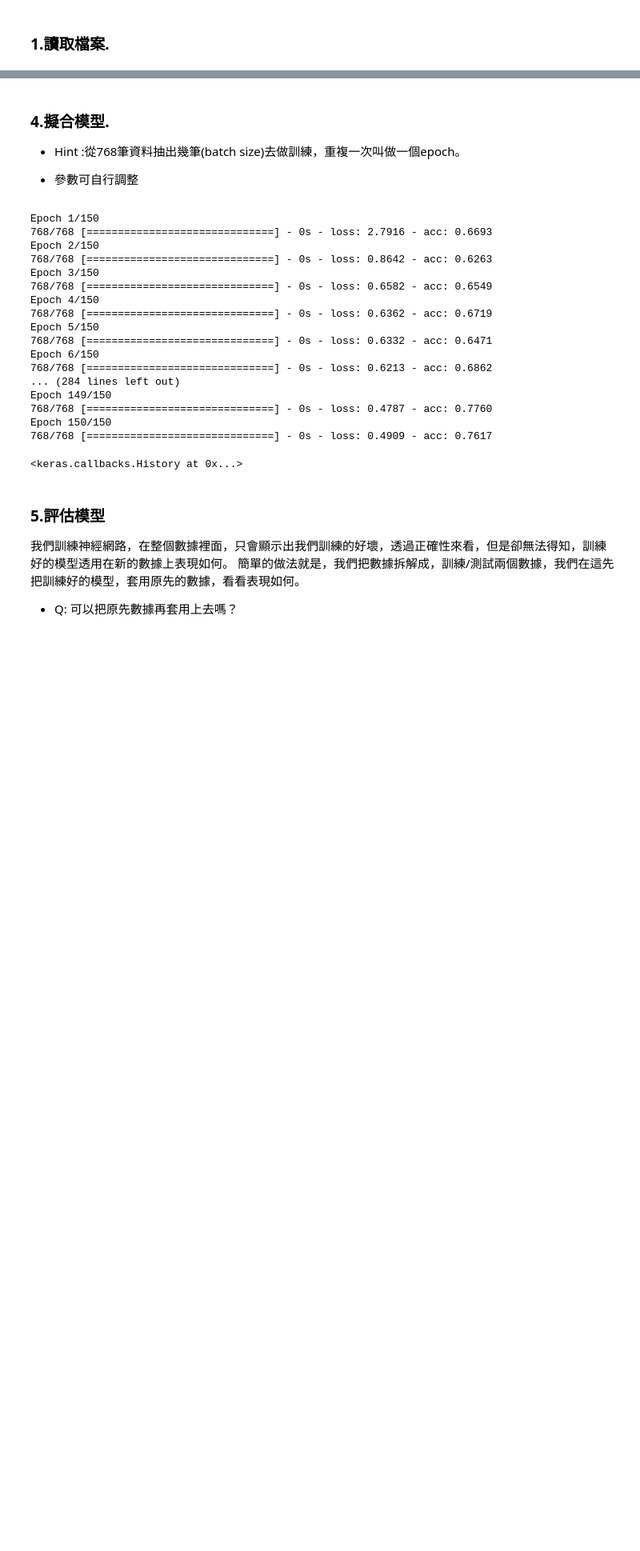
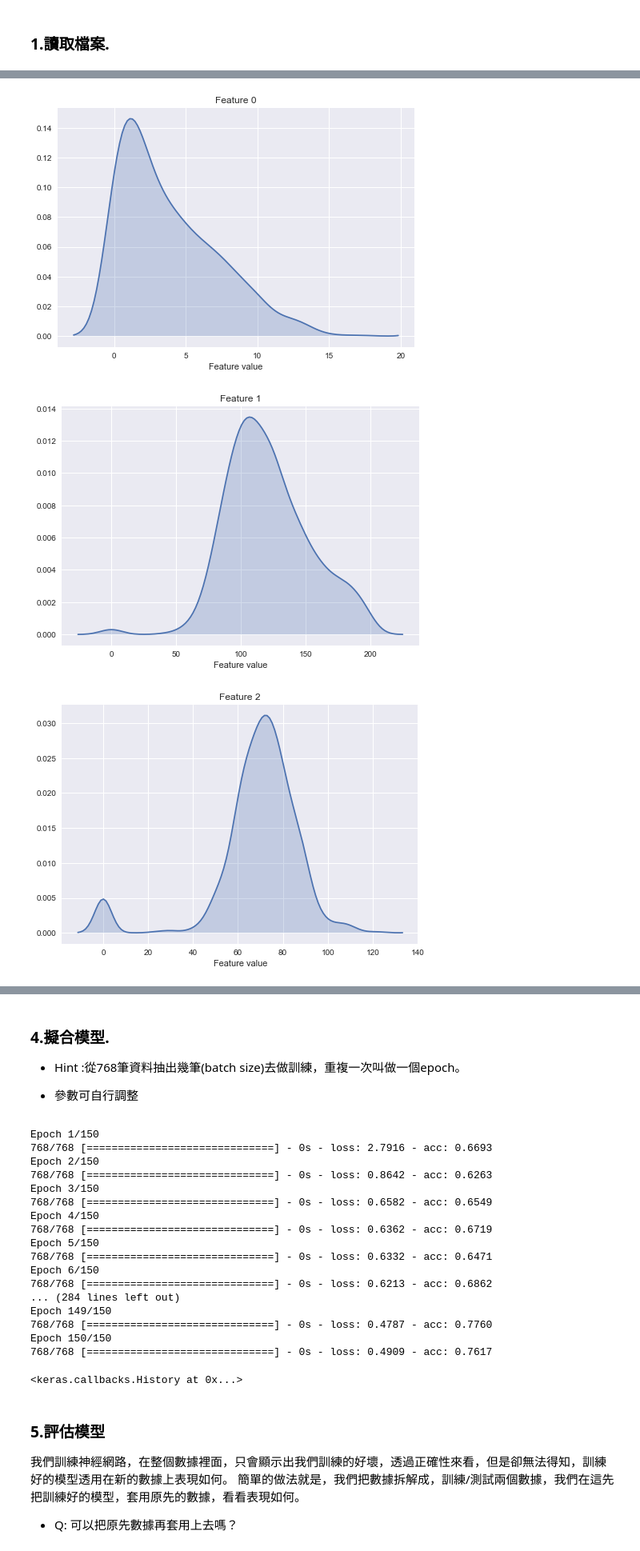
Before and after one commit to CQuqumber/Keras_from_scrach, a Jupyter notebook: 01_1st Neural Network With Keras.ipynb, the cells around one changed output, grey strips where cells are left out. Shown at 80% size. Saved outputs shown, nothing was run; the diff lists cells and outputs as text; code cells hidden in the pictures; blank space fills up the shorter version.

```diff
--- a/01_1st Neural Network With Keras.ipynb
+++ b/01_1st Neural Network With Keras.ipynb
@@ -54,0 +41,34 @@ Using TensorFlow backend.
+# %%
+# -*- coding: utf-8 -*-
+import matplotlib.pyplot as plt
+import seaborn as sns
+import numpy as np
+import pandas as pd
+
+from keras.models import Sequential
+from keras.layers import Dense
+# fix random seed for reproducibility
+np.random.seed(87)
+
+# 避免讀取檔案格式難看可以使用
+
+# 1. url當作 path
+url = "dataset/pima-indians-diabetes.data.txt"
+# 2. import sys
+##   sys.path.append("dataset/pima-indians-diabetes.data.txt")
+##   這樣就不必只用url，只需要輸入檔名，就可直接讀取dataset資料夾下面的
+
+# numpy讀檔函式 laodtxt，也可以使用pandas
+dataset = np.loadtxt(url, delimiter=",")
+df = pd.read_csv(url, header= None, names = ['懷孕次數', '血漿葡萄濃度',
+                                             '舒張壓', '皮膚厚度', '胰島素濃度',
+                                             'BMI','糖尿病的ＸＸ函數', '年紀', '糖尿病患與否'] )
+### 此行是因為中文字進行編碼轉換
+#df.columns = df.columns.str.encode('utf-8')
+
+# 分割檔案為，輸入/標籤，自己選用哪個方式
+dfX = df.iloc[:,:-1]
+dfY = df.iloc[:,-1]
+
+X = dataset[:,0:8]
+Y = dataset[:,8]
@@ -59,0 +148,10 @@ X.shape
+# %%
+for c in range(0,8):
+    sns.kdeplot(X[:,c], shade=True)
+    plt.title('Feature %d'%(c))
+    plt.xlabel('Feature value')
+    plt.show()
+# %% [output]
+[figure, added]
+[figure, added]
+[figure, added]
```
Also changed, not shown: parts of 15 cells of this notebook, 1 other file.
